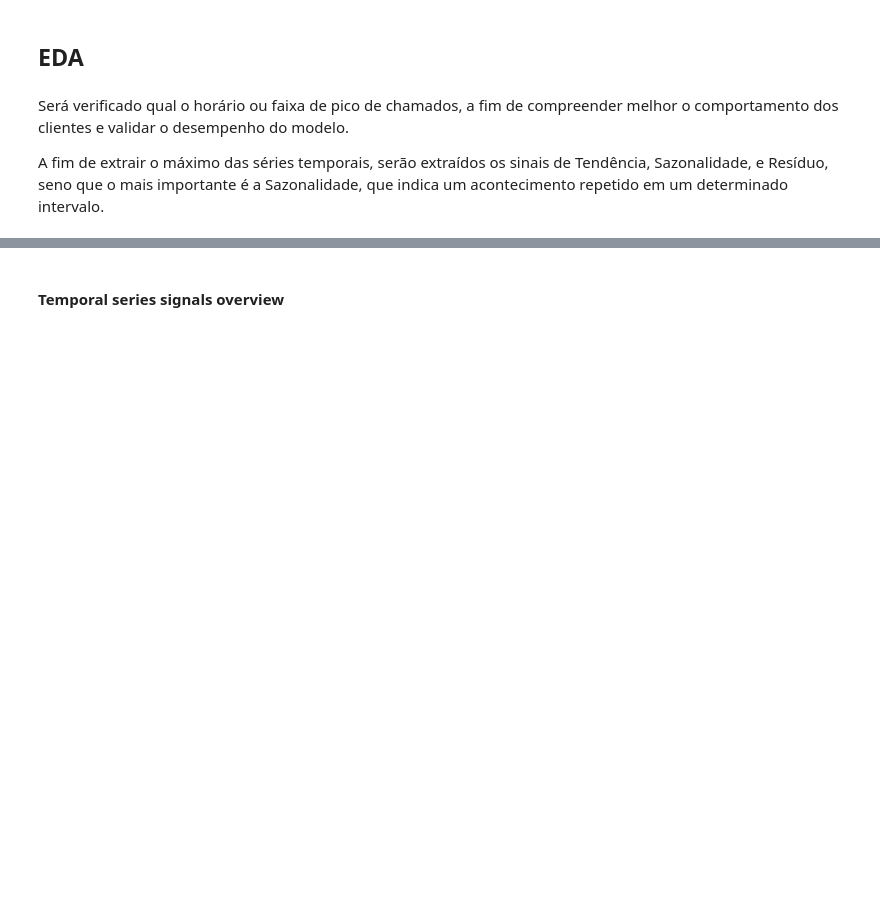
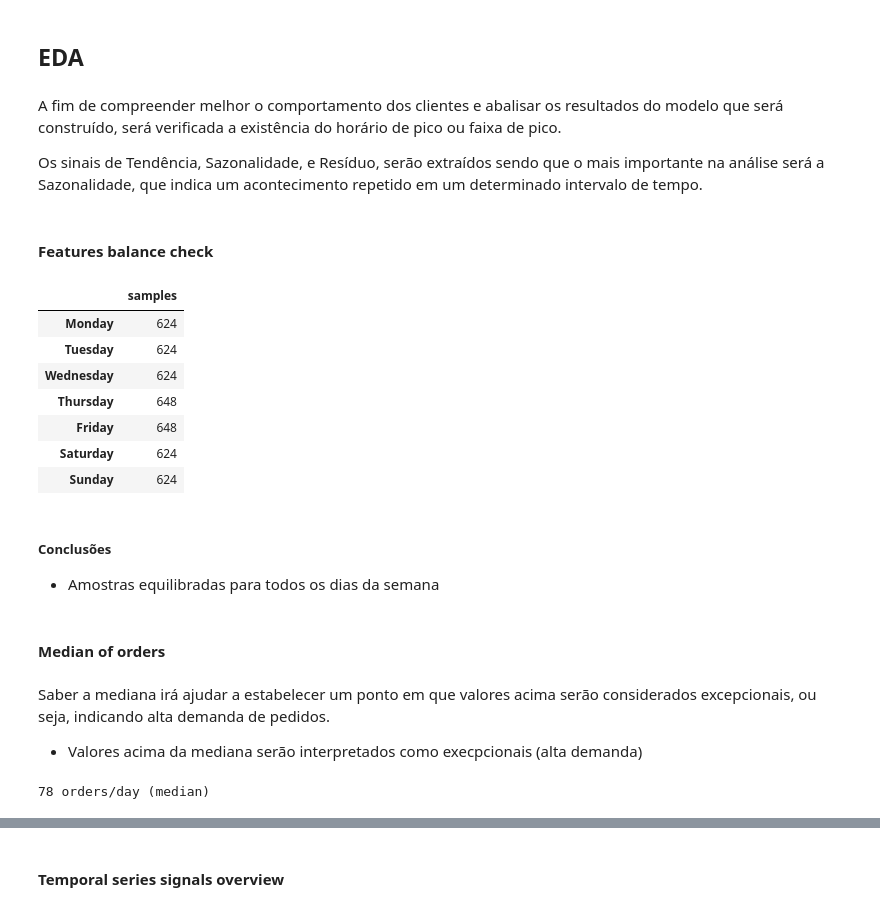
Before and after one commit to lucas-mithidieri/projetos, a Jupyter notebook: cab_orders_forecasting.ipynb, the cells around one changed output, grey strips where cells are left out. Drawn from its saved outputs; the diff is of its cells as text; code cells hidden in the pictures; blank space fills up the shorter version.

```diff
--- a/cab_orders_forecasting.ipynb
+++ b/cab_orders_forecasting.ipynb
@@ -55,6 +80,41 @@ weekly_data = data['2018-03-01':'2018-03-07']
+# %%
+data['weekday'] = data.index.weekday.values
 # %% [markdown]
 ## EDA
 # %% [markdown]
-Será verificado qual o horário ou faixa de pico de chamados, a fim de compreender melhor o comportamento dos clientes e validar o desempenho do modelo.
+A fim de compreender melhor o comportamento dos clientes e abalisar os resultados do modelo que será construído, será verificada a existência do horário de pico ou faixa de pico.
 
-A fim de extrair o máximo das séries temporais, serão extraídos os sinais de Tendência, Sazonalidade, e Resíduo, seno que o mais importante é a Sazonalidade, que indica um acontecimento repetido em um determinado intervalo.
+Os sinais de Tendência, Sazonalidade, e Resíduo, serão extraídos sendo que o mais importante na análise será a Sazonalidade, que indica um acontecimento repetido em um determinado intervalo de tempo.
+# %% [markdown]
+#### Features balance check
+# %%
+weekdays = pd.Index([
+    'Monday',
+    'Tuesday',
+    'Wednesday',
+    'Thursday',
+    'Friday',
+    'Saturday',
+    'Sunday'
+])
+# %%
+samples_count = data.weekday.value_counts().sort_index()
+# %%
+pd.DataFrame({'samples':samples_count}).set_index(weekdays)
+# %% [output]
+|  | samples |
+| Monday | 624 |
+| Tuesday | 624 |
+| Wednesday | 624 |
+| Thursday | 648 |
+| Friday | 648 |
+| Saturday | 624 |
+| Sunday | 624 |
+# %% [markdown]
+##### Conclusões
+* Amostras equilibradas para todos os dias da semana
+# %% [markdown]
+#### Median of orders
+# %% [markdown]
+Saber a mediana irá ajudar a estabelecer um ponto em que valores acima serão considerados excepcionais, ou seja, indicando alta demanda de pedidos.
+* Valores acima da mediana serão interpretados como execpcionais (alta demanda)
@@ -60,0 +123,4 @@ A fim de extrair o máximo das séries temporais, serão extraídos os sinais de
+# %%
+print(f'{median_orders:0.0f} orders/day (median)')
+# %% [output]
+78 orders/day (median)
```
Also changed, not shown: parts of 40 cells of this notebook.
